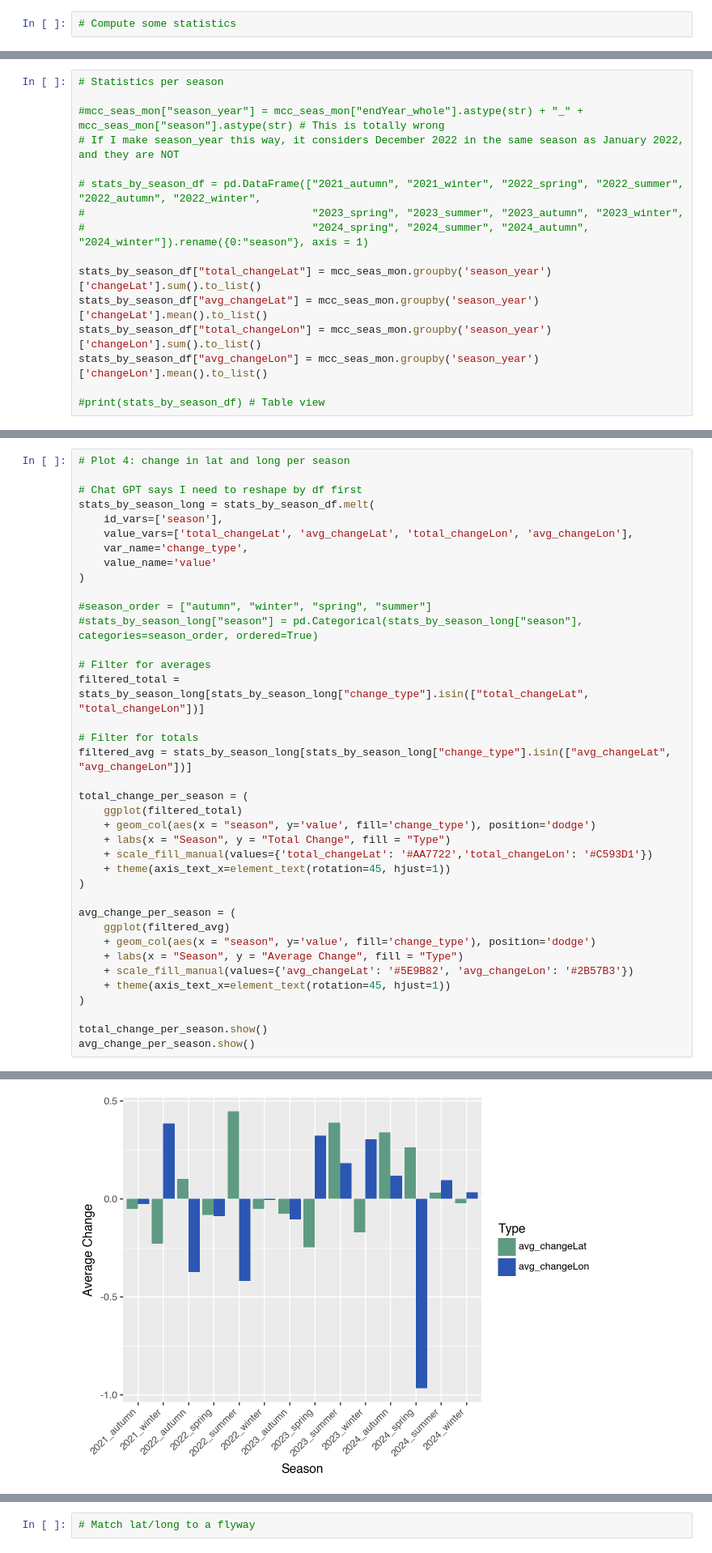
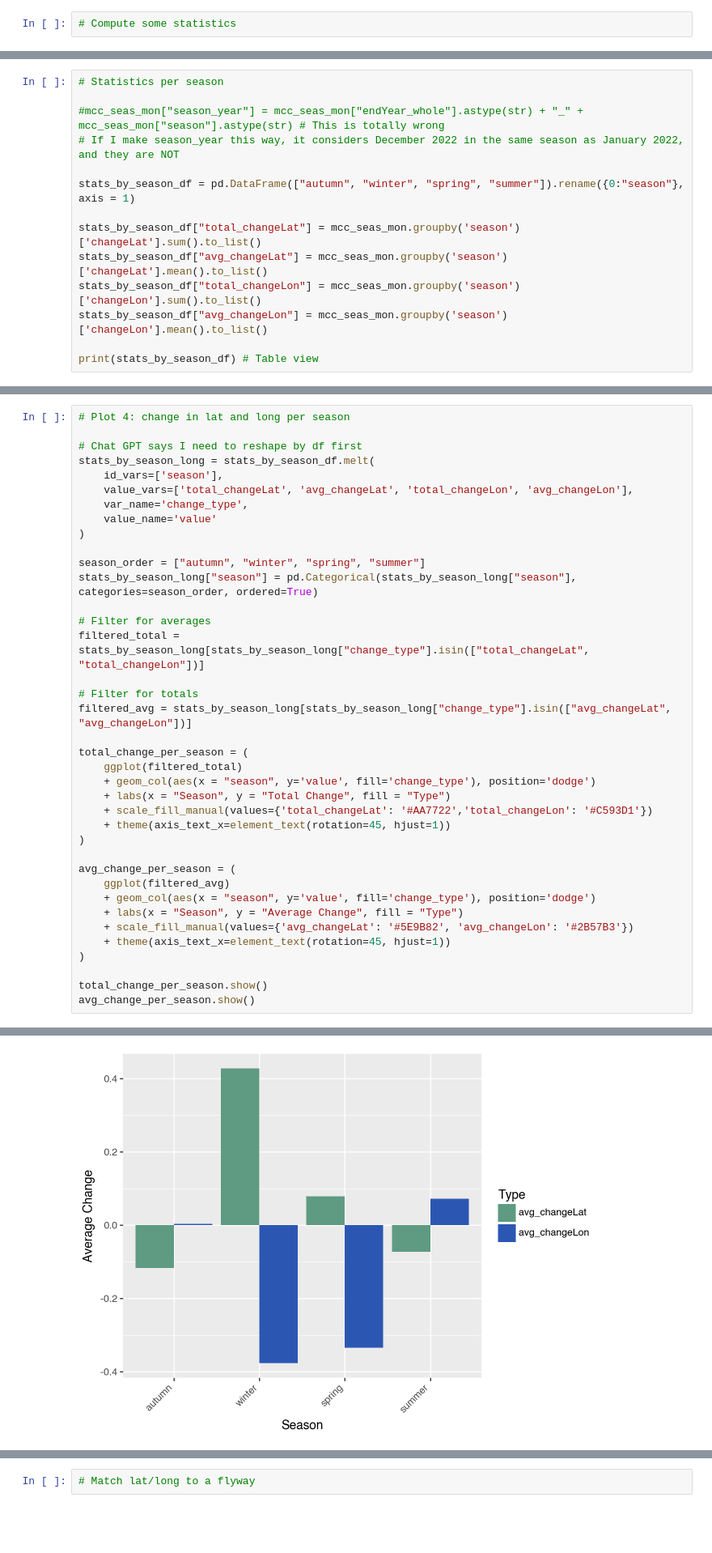
Before and after one commit to moncla-lab/H5-avian-ecology, a Jupyter notebook: cont_phyl_mcc_plotting.ipynb, the cells around one changed output, grey strips where cells are left out. Shown at 81% size. Drawn from its saved outputs; the diff is of its cells as text; blank space fills up the shorter version.

```diff
--- a/cont_phyl_mcc_plotting.ipynb
+++ b/cont_phyl_mcc_plotting.ipynb
@@ -400,13 +393,11 @@ stats_by_year_df.head()
 #mcc_seas_mon["season_year"] = mcc_seas_mon["endYear_whole"].astype(str) + "_" + mcc_seas_mon["season"].astype(str) # This is totally wrong
 # If I make season_year this way, it considers December 2022 in the same season as January 2022, and they are NOT
 
-# stats_by_season_df = pd.DataFrame(["2021_autumn", "2021_winter", "2022_spring", "2022_summer", "2022_autumn", "2022_winter",
-#                                    "2023_spring", "2023_summer", "2023_autumn", "2023_winter",
-#                                    "2024_spring", "2024_summer", "2024_autumn", "2024_winter"]).rename({0:"season"}, axis = 1)
+stats_by_season_df = pd.DataFrame(["autumn", "winter", "spring", "summer"]).rename({0:"season"}, axis = 1)
 
-stats_by_season_df["total_changeLat"] = mcc_seas_mon.groupby('season_year')['changeLat'].sum().to_list()
-stats_by_season_df["avg_changeLat"] = mcc_seas_mon.groupby('season_year')['changeLat'].mean().to_list()
-stats_by_season_df["total_changeLon"] = mcc_seas_mon.groupby('season_year')['changeLon'].sum().to_list()
-stats_by_season_df["avg_changeLon"] = mcc_seas_mon.groupby('season_year')['changeLon'].mean().to_list()
+stats_by_season_df["total_changeLat"] = mcc_seas_mon.groupby('season')['changeLat'].sum().to_list()
+stats_by_season_df["avg_changeLat"] = mcc_seas_mon.groupby('season')['changeLat'].mean().to_list()
+stats_by_season_df["total_changeLon"] = mcc_seas_mon.groupby('season')['changeLon'].sum().to_list()
+stats_by_season_df["avg_changeLon"] = mcc_seas_mon.groupby('season')['changeLon'].mean().to_list()
 
-#print(stats_by_season_df) # Table view
+print(stats_by_season_df) # Table view
@@ -421,8 +537,8 @@ stats_by_season_long = stats_by_season_df.melt(
     value_name='value'
 )
 
-#season_order = ["autumn", "winter", "spring", "summer"]
-#stats_by_season_long["season"] = pd.Categorical(stats_by_season_long["season"], categories=season_order, ordered=True)
+season_order = ["autumn", "winter", "spring", "summer"]
+stats_by_season_long["season"] = pd.Categorical(stats_by_season_long["season"], categories=season_order, ordered=True)
 
 # Filter for averages
 filtered_total = stats_by_season_long[stats_by_season_long["change_type"].isin(["total_changeLat", "total_changeLon"])]
@@ -453,4 +569,4 @@ avg_change_per_season.show()
-[figure, old version]
+[figure, new version]
 # %%
 # Statistics per month_year
 
```
Also changed, not shown: parts of 25 cells of this notebook, 2 other files.
